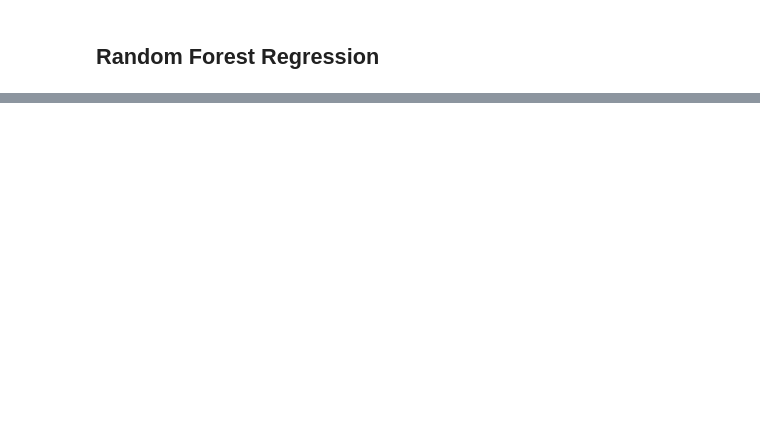
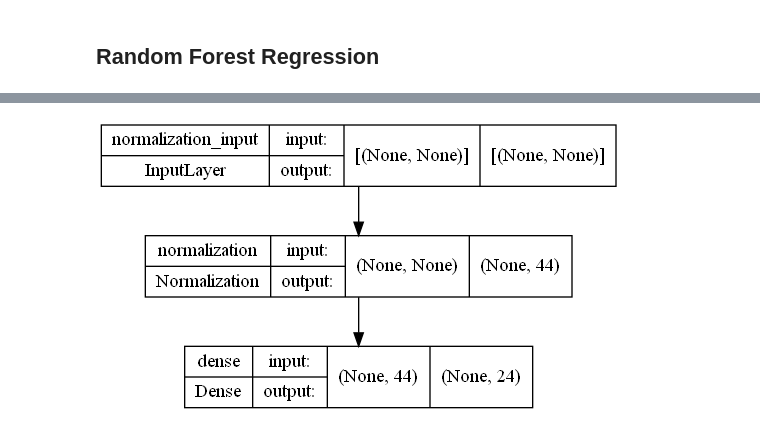
Before and after one commit to chabazite/DnD_Monsters, a Jupyter notebook: notebooks/5.0_ASI_Modeling.ipynb, the cells around one changed output, grey strips where cells are left out. Cells and saved outputs as stored; diff of their text form; code cells hidden in the pictures; blank space fills up the shorter version.

```diff
--- a/notebooks/5.0_ASI_Modeling.ipynb
+++ b/notebooks/5.0_ASI_Modeling.ipynb
@@ -417,5 +322,0 @@ MAE: 2.351 (0.278)
-# %%
-n_inputs, n_outputs = X.shape[1], Y.shape[1]
-# get model
-model = get_model(n_inputs, n_outputs)
-model.fit(np.array(X),np.array(Y),verbose=0,epochs=100)
@@ -447,0 +379,4 @@ Index(['Coastal', 'Arctic', 'Desert', 'Forest', 'Grassland', 'Hill',
+# %%
+keras.utils.plot_model(model, "my_first_model.png",show_shapes=True)
+# %% [output]
+[figure, added]
```
Also changed, not shown: parts of 34 cells of this notebook, 7 other files.
